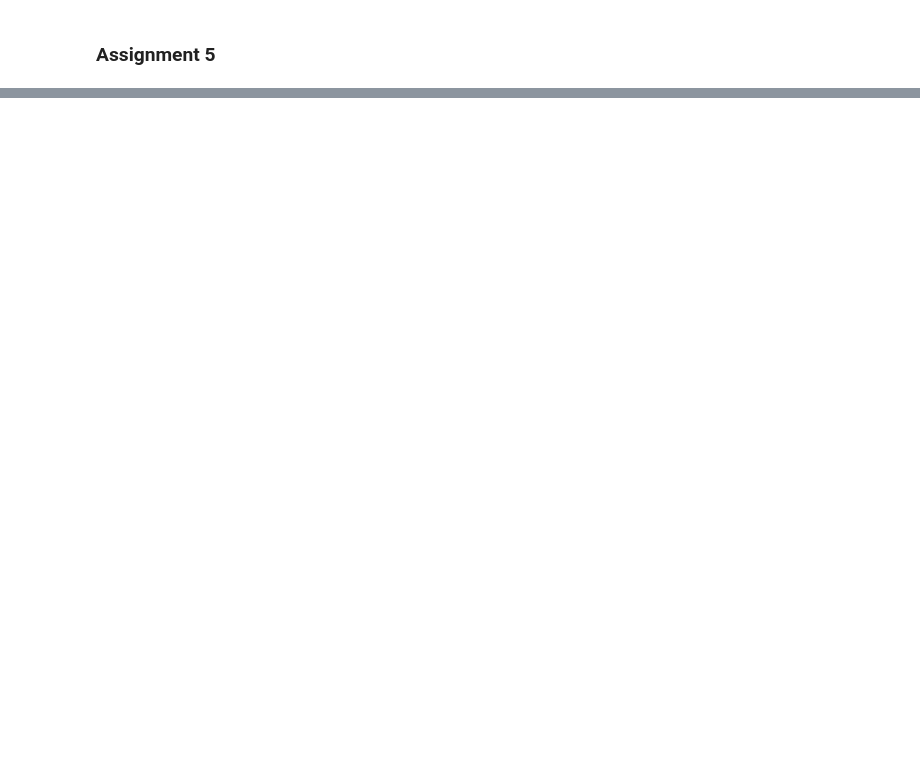
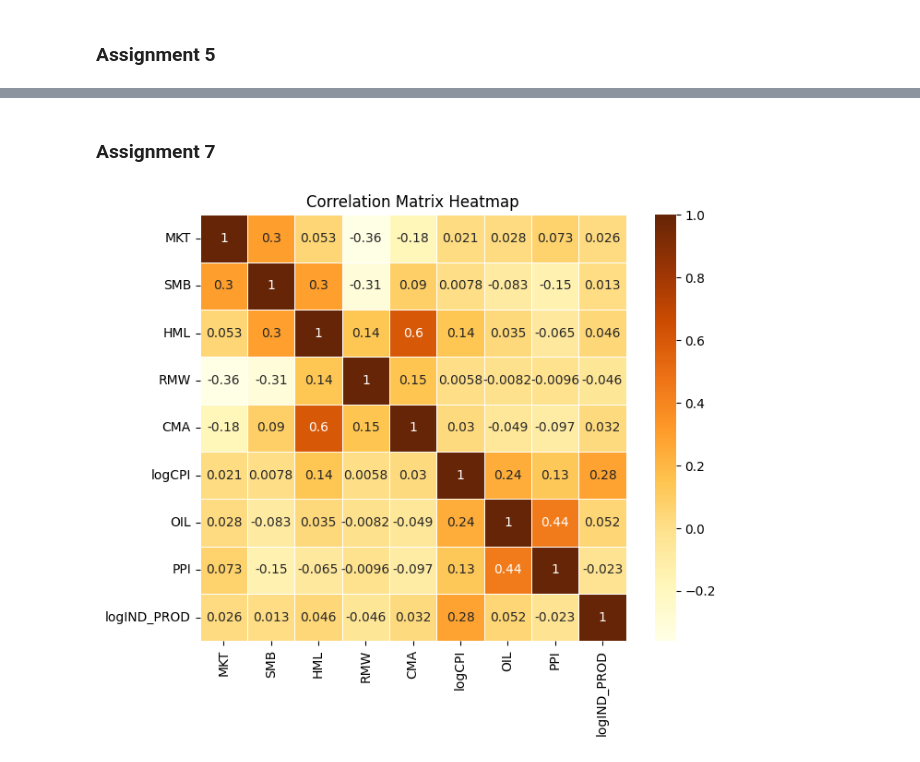
Before and after one commit to GiovanniGiorgioButEverybodyCallMeCot/CAPM-Regression, a Jupyter notebook: CAPM.ipynb, the cells around one changed output, grey strips where cells are left out. Cells and saved outputs as stored; diff of their text form; code cells hidden in the pictures; blank space fills up the shorter version.

```diff
--- a/CAPM.ipynb
+++ b/CAPM.ipynb
@@ -401,0 +399,69 @@ plt.show()
+# %% [markdown]
+### Assignment 7
+# %%
+#-----------------------------------------------------------------------------------------------------------------------------------#
+# Define variables used in the multi-variate regression
+
+FF5 = pd.read_excel('FF5.xlsx')
+CPI = pd.read_excel('CPI.xlsx')
+
+MKT = pd.read_excel('FF5.xlsx', usecols=['Mkt-RF'])
+SMB = pd.read_excel('FF5.xlsx', usecols=['SMB'])
+HML = pd.read_excel('FF5.xlsx', usecols=['HML'])
+CMA = pd.read_excel('FF5.xlsx', usecols=['CMA'])
+RMW = pd.read_excel('FF5.xlsx', usecols=['RMW'])
+OIL = pd.read_excel('CPI.xlsx', usecols=['OIL'])
+CPI = pd.read_excel('CPI.xlsx', usecols=['CPI'])
+PPI = pd.read_excel('CPI.xlsx', usecols=['PPI CHEMICAL'])
+IND_PROD = pd.read_excel('CPI.xlsx', usecols=['US INDUSTRIAL PRODUCTION - MANUFACTURING (NAICS) VOLA'])
+
+logCPI = 100 * (np.log(CPI) - np.log(CPI.shift(1)))
+logIND_PROD = 100 * (np.log(IND_PROD) - np.log(IND_PROD.shift(1)))
+
+#-----------------------------------------------------------------------------------------------------------------------------------#
+# Actual regression
+
+# Dependent variable for multi-variate regression (trunkated so that )
+Y = ePortfolio[4:]
+# Independent variables for multi-variate regression
+X = np.column_stack((np.ones_like(Y) , MKT[1:], SMB[1:] , HML[1:] , RMW[1:], CMA[1:],
+                    logCPI[1:], OIL[1:], PPI[1:], logIND_PROD[1:]))
+# Perform regression
+Res1 = sm.OLS(Y , X).fit()
+
+#-----------------------------------------------------------------------------------------------------------------------------------#
+# Save summary in external file
+
+output_file = 'multivariate_regression_summary.txt'
+with open(output_file, "w") as f:
+    # Convert the summary to a string format
+    f.write(model.summary().as_text())
+
+#-----------------------------------------------------------------------------------------------------------------------------------#
+# Save summary in external file
+
+data = np.column_stack((MKT[1:], SMB[1:] , HML[1:] , RMW[1:], CMA[1:], logCPI[1:], OIL[1:], PPI[1:], logIND_PROD[1:]))
+df   = pd.DataFrame(data, columns=['MKT', 'SMB', 'HML', 'RMW', 'CMA', 'logCPI', 'OIL', 'PPI', 'logIND_PROD'])
+# Calculating the correlation matrix
+corr_matrix = df.corr()
+
+#-----------------------------------------------------------------------------------------------------------------------------------#
+# Save correlation matrix
+
+output_file = 'correlation_matrix.txt'
+with open(output_file, "w") as f:
+    # Convert the summary to a string format
+    f.write(model.summary().as_text())
+
+#-----------------------------------------------------------------------------------------------------------------------------------#
+# Plot correlation matrix in a very pleasant way
+vmin, vmax = corr_matrix.min().min(), corr_matrix.max().max()
+centre     = (vmax + vmin)/2
+palette    = sns.color_palette("YlOrBr", as_cmap=True)
+plt.figure(figsize=(8, 6))
+sns.heatmap(corr_matrix, annot=True, cmap=palette, center=centre, linewidths=0.5, square=True)
+plt.title("Correlation Matrix Heatmap")
+plt.savefig('Correlation_heatmap.png')
+plt.show()
+# %% [output]
+[figure, added]
```
Also changed, not shown: parts of 6 cells of this notebook, 7 other files.
